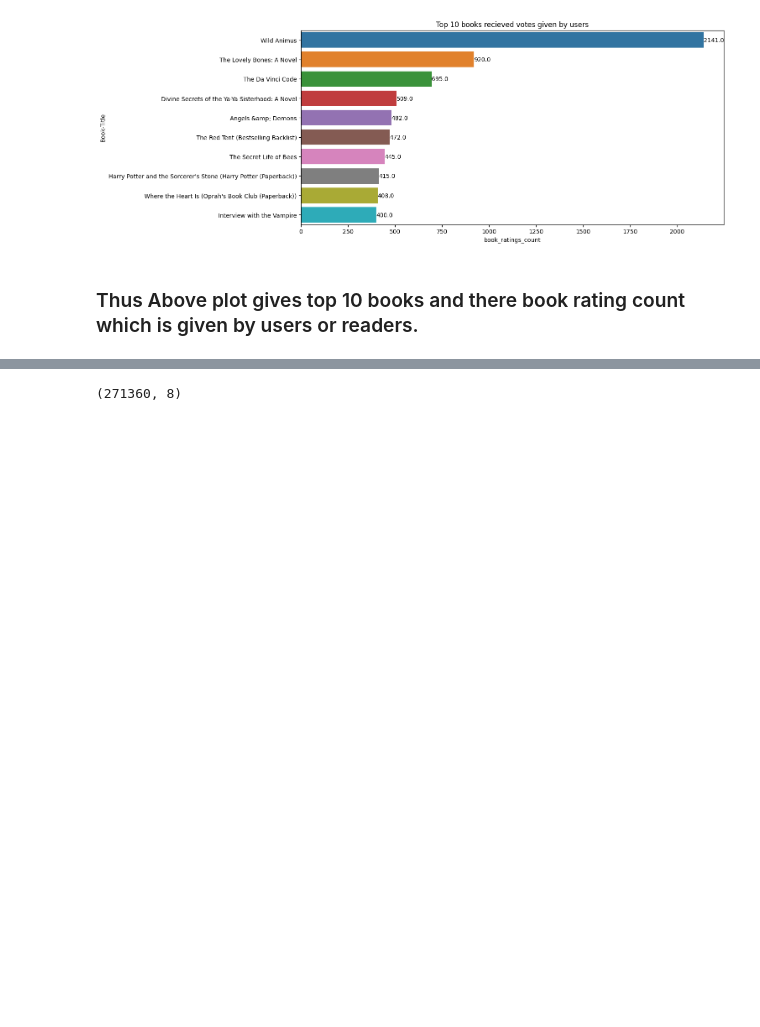
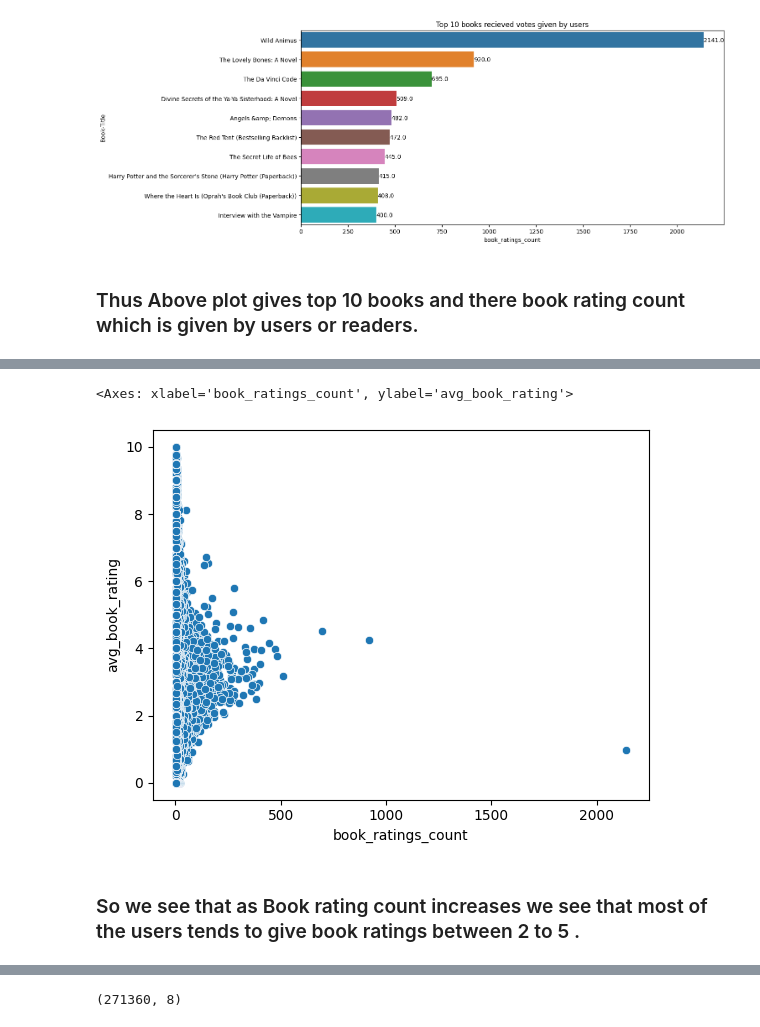
Before and after one commit to Suraj-7077/Unsupervised-ML-Book-Recommendation-system-Model, a Jupyter notebook: Unsupervised_ML_Capstone_Project_IV_.ipynb, the cells around one changed output, grey strips where cells are left out. Cells and saved outputs as stored; diff of their text form; code cells hidden in the pictures; blank space fills up the shorter version.

```diff
--- a/Unsupervised_ML_Capstone_Project_IV_.ipynb
+++ b/Unsupervised_ML_Capstone_Project_IV_.ipynb
@@ -820,0 +762,7 @@ book_df.head()
+# %%
+sns.scatterplot(data = item_book_ratings, x = 'book_ratings_count', y='avg_book_rating')
+# %% [output]
+<Axes: xlabel='book_ratings_count', ylabel='avg_book_rating'>
+[figure, added]
+# %% [markdown]
+### So we see that as Book rating count increases we see that most of the users tends to give book ratings between 2 to 5 .
```
Also changed, not shown: parts of 53 cells of this notebook.
